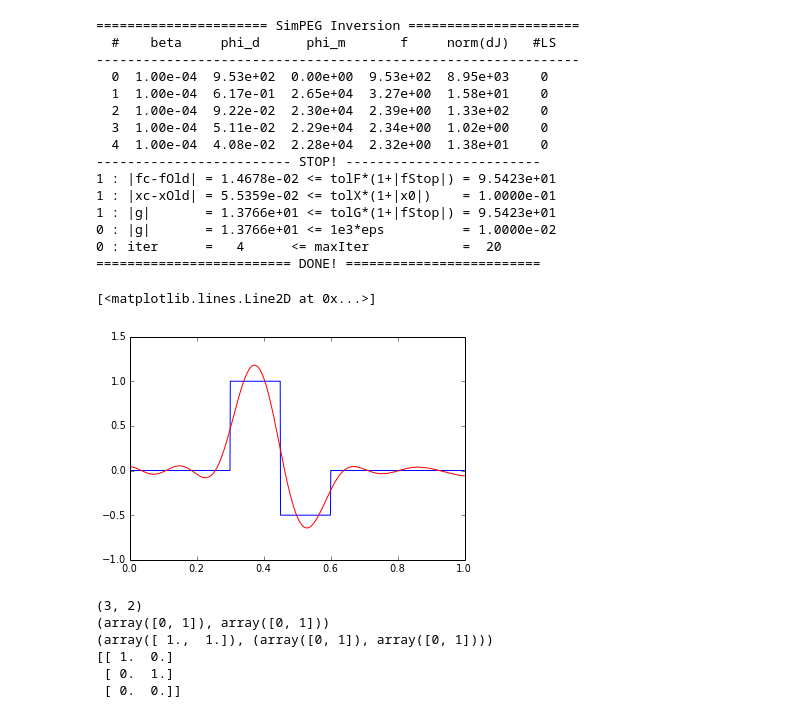
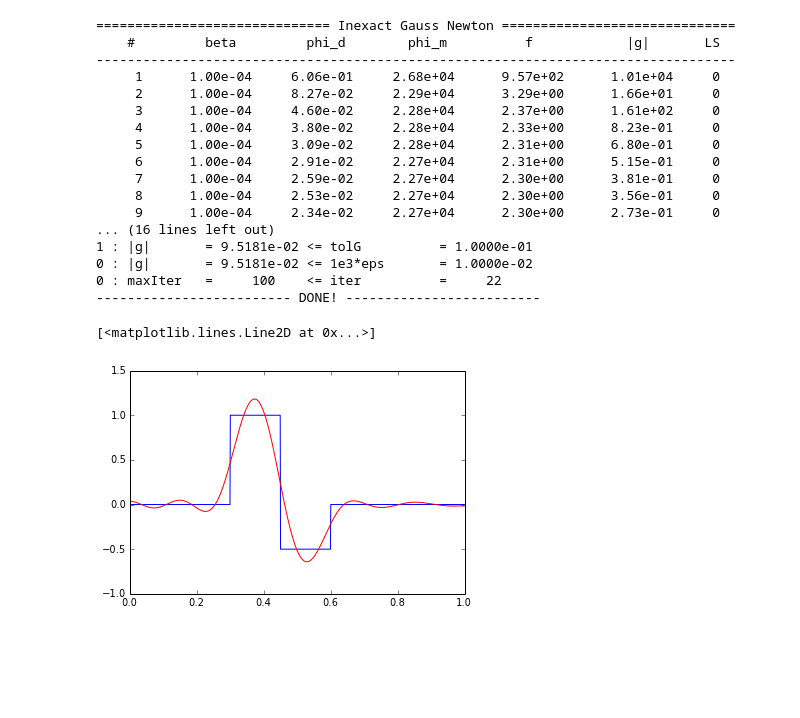
Before and after one commit to simpeg/simpeg, a Jupyter notebook: notebooks/Bound Constraint Problem.ipynb, the cells around one changed output. Drawn from its saved outputs; the diff is of its cells as text; code cells hidden in the pictures; blank space fills up the shorter version.

Commit message:
Stopping Criteria and Printers generalized in Optimize.

```diff
--- a/notebooks/Bound Constraint Problem.ipynb
+++ b/notebooks/Bound Constraint Problem.ipynb
@@ -8,60 +9,41 @@ import numpy as np
 # %%
 from SimPEG.forward.LinearProblem import example as LinExample
 
 prob, m_true = LinExample(1000)
 M = prob.mesh
 
 reg = Regularization(M)
-opt = inverse.InexactGaussNewton(maxIter=20)
-inv = inverse.Inversion(prob,reg,opt,beta0=1e-4)
+opt = inverse.InexactGaussNewton(maxIter=100,debug=False,LSreduction=0.3,maxIterLS=50)
+inv = inverse.Inversion(prob,reg,opt,beta0=1e-4,maxIter=1)
 m0 = np.zeros_like(m_true)
 
 mrec = inv.run(m0)
 
 # plt.figure(1)
 # for i in range(prob.G.shape[0]):
 #     plt.plot(prob.G[i,:])
 
 plt.figure(2)
 
 plt.plot(M.vectorCCx, m_true, 'b-')
 plt.plot(M.vectorCCx, mrec, 'r-')
 # %% [output]
-====================== SimPEG Inversion ======================
-  #    beta     phi_d      phi_m       f     norm(dJ)   #LS
---------------------------------------------------------------
-  0  1.00e-04  9.53e+02  0.00e+00  9.53e+02  8.95e+03    0
-  1  1.00e-04  6.17e-01  2.65e+04  3.27e+00  1.58e+01    0
-  2  1.00e-04  9.22e-02  2.30e+04  2.39e+00  1.33e+02    0
-  3  1.00e-04  5.11e-02  2.29e+04  2.34e+00  1.02e+00    0
-  4  1.00e-04  4.08e-02  2.28e+04  2.32e+00  1.38e+01    0
-------------------------- STOP! -------------------------
-1 : |fc-fOld| = 1.4678e-02 <= tolF*(1+|fStop|) = 9.5423e+01
-1 : |xc-xOld| = 5.5359e-02 <= tolX*(1+|x0|)    = 1.0000e-01
-1 : |g|       = 1.3766e+01 <= tolG*(1+|fStop|) = 9.5423e+01
-0 : |g|       = 1.3766e+01 <= 1e3*eps          = 1.0000e-02
-0 : iter      =   4      <= maxIter            =  20
-========================= DONE! =========================
+============================== Inexact Gauss Newton ==============================
+    #         beta         phi_d        phi_m          f            |g|       LS
+----------------------------------------------------------------------------------
+     1      1.00e-04     6.06e-01     2.68e+04      9.57e+02      1.01e+04     0
+     2      1.00e-04     8.27e-02     2.29e+04      3.29e+00      1.66e+01     0
+     3      1.00e-04     4.60e-02     2.28e+04      2.37e+00      1.61e+02     0
+     4      1.00e-04     3.80e-02     2.28e+04      2.33e+00      8.23e-01     0
+     5      1.00e-04     3.09e-02     2.28e+04      2.31e+00      6.80e-01     0
+     6      1.00e-04     2.91e-02     2.27e+04      2.31e+00      5.15e-01     0
+     7      1.00e-04     2.59e-02     2.27e+04      2.30e+00      3.81e-01     0
+     8      1.00e-04     2.53e-02     2.27e+04      2.30e+00      3.56e-01     0
+     9      1.00e-04     2.34e-02     2.27e+04      2.30e+00      2.73e-01     0
+... (16 lines left out)
+1 : |g|       = 9.5181e-02 <= tolG          = 1.0000e-01
+0 : |g|       = 9.5181e-02 <= 1e3*eps       = 1.0000e-02
+0 : maxIter   =     100    <= iter          =     22
+------------------------- DONE! -------------------------
 [<matplotlib.lines.Line2D at 0x...>]
-[figure, old version]
+[figure, new version]
-# %%
-x = np.array([1,2,3])
-l = 1*np.ones(x.shape)
-u = 2*np.ones(x.shape)
-
-activeSet = np.logical_or(x ==l, x == u)
-
-import scipy.sparse as sp
-shape = (x.size, np.sum(activeSet))
-print shape
-print  (np.arange(shape[1]), np.where(activeSet)[0])
-print (np.ones(shape[1]), (np.arange(shape[1]), np.where(activeSet)[0]))
-rI = sp.csr_matrix((np.ones(shape[1]), (np.arange(shape[1]), np.where(activeSet)[0])), shape=shape)
-print rI.todense()
-# %% [output]
-(3, 2)
-(array([0, 1]), array([0, 1]))
-(array([ 1.,  1.]), (array([0, 1]), array([0, 1])))
-[[ 1.  0.]
- [ 0.  1.]
- [ 0.  0.]]
```
Also changed, not shown: parts of 6 cells of this notebook, 2 other files.
